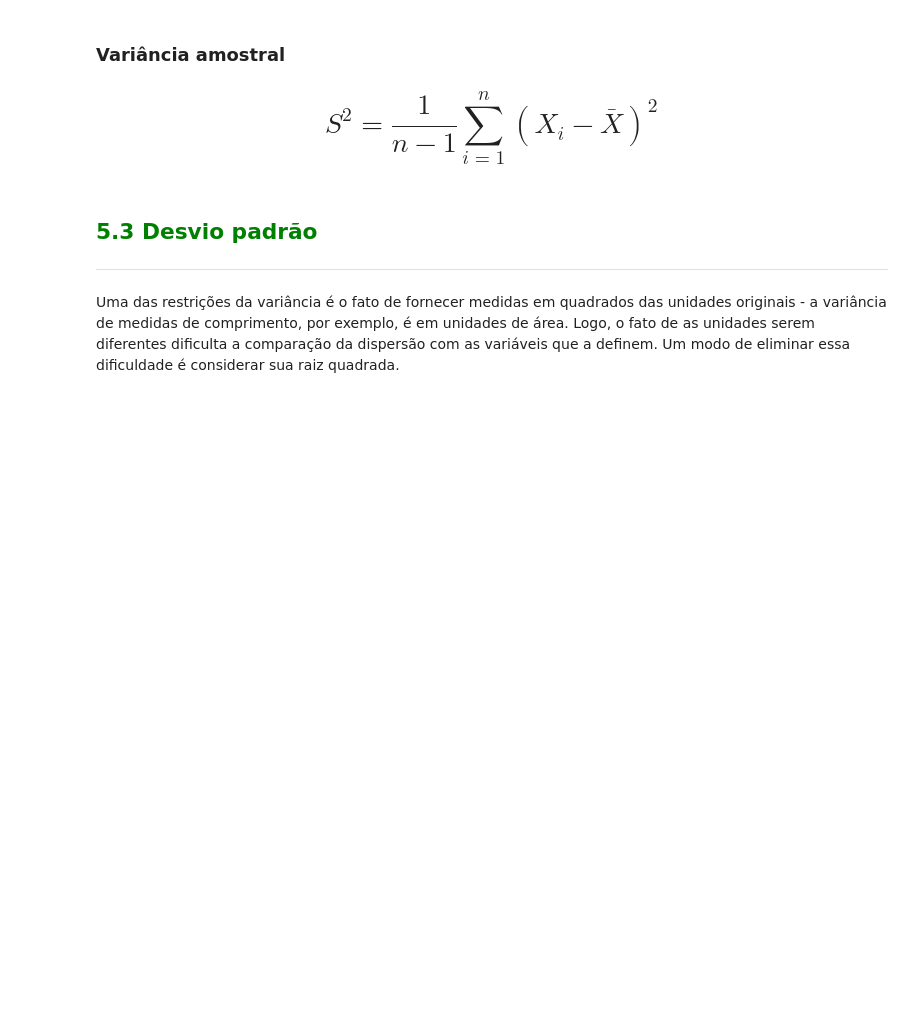
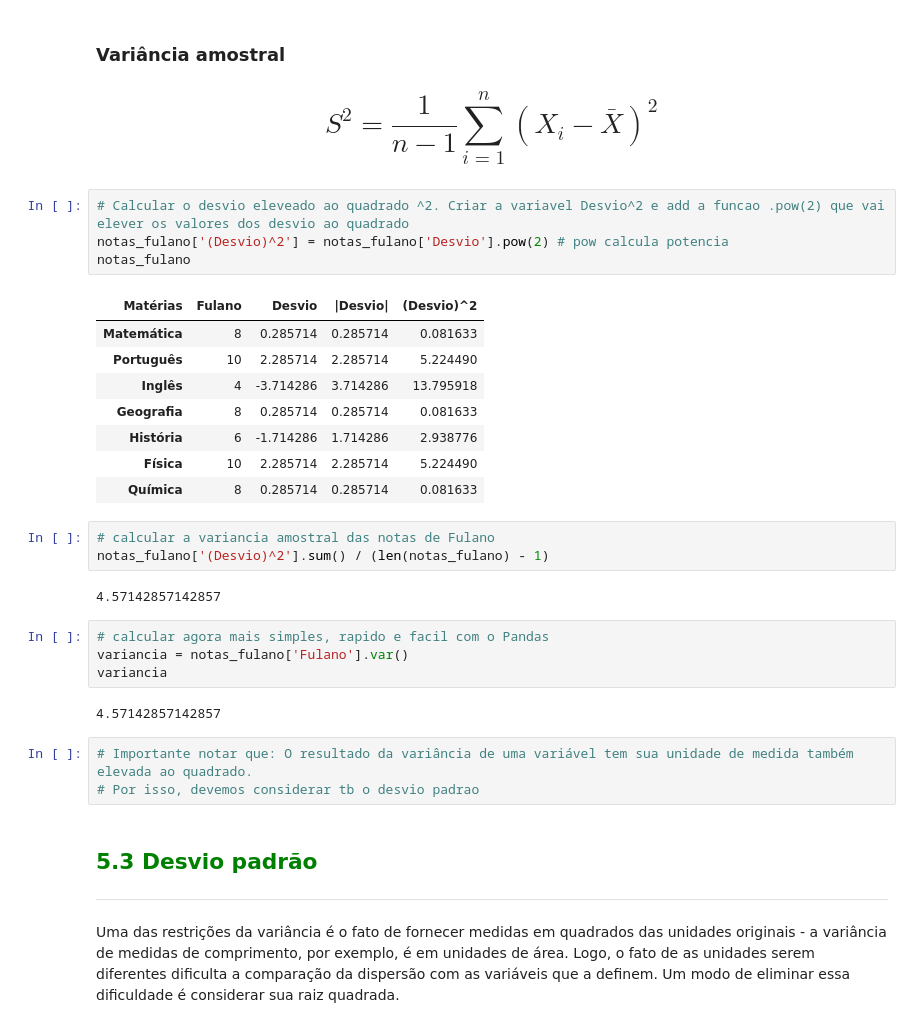
Before and after one commit to ecomunick/python_projects, a Jupyter notebook: statistics1/Curso_de_Estatística_Parte_1.ipynb, the cells around one changed output. Saved outputs shown, nothing was run; the diff lists cells and outputs as text; blank space fills up the shorter version.

```diff
--- a/statistics1/Curso_de_Estatística_Parte_1.ipynb
+++ b/statistics1/Curso_de_Estatística_Parte_1.ipynb
@@ -1457,6 +1459,33 @@ A variância é construída a partir das diferenças entre cada observação e a
 ### Variância amostral
 
 # $$S^2 = \frac 1{n-1}\sum_{i=1}^{n}(X_i-\bar{X})^2$$
+# %%
+# Calcular o desvio eleveado ao quadrado ^2. Criar a variavel Desvio^2 e add a funcao .pow(2) que vai elever os valores dos desvio ao quadrado
+notas_fulano['(Desvio)^2'] = notas_fulano['Desvio'].pow(2) # pow calcula potencia
+notas_fulano
+# %% [output]
+| Matérias | Fulano | Desvio | |Desvio| | (Desvio)^2 |
+| Matemática | 8 | 0.285714 | 0.285714 | 0.081633 |
+| Português | 10 | 2.285714 | 2.285714 | 5.224490 |
+| Inglês | 4 | -3.714286 | 3.714286 | 13.795918 |
+| Geografia | 8 | 0.285714 | 0.285714 | 0.081633 |
+| História | 6 | -1.714286 | 1.714286 | 2.938776 |
+| Física | 10 | 2.285714 | 2.285714 | 5.224490 |
+| Química | 8 | 0.285714 | 0.285714 | 0.081633 |
+# %%
+# calcular a variancia amostral das notas de Fulano
+notas_fulano['(Desvio)^2'].sum() / (len(notas_fulano) - 1)
+# %% [output]
+4.57142857142857
+# %%
+# calcular agora mais simples, rapido e facil com o Pandas
+variancia = notas_fulano['Fulano'].var()
+variancia
+# %% [output]
+4.57142857142857
+# %%
+# Importante notar que: O resultado da variância de uma variável tem sua unidade de medida também elevada ao quadrado.
+# Por isso, devemos considerar tb o desvio padrao
 # %% [markdown]
 ## <font color=green>5.3 Desvio padrão</font>
 ***
```
Also changed, not shown: parts of 18 cells of this notebook.
